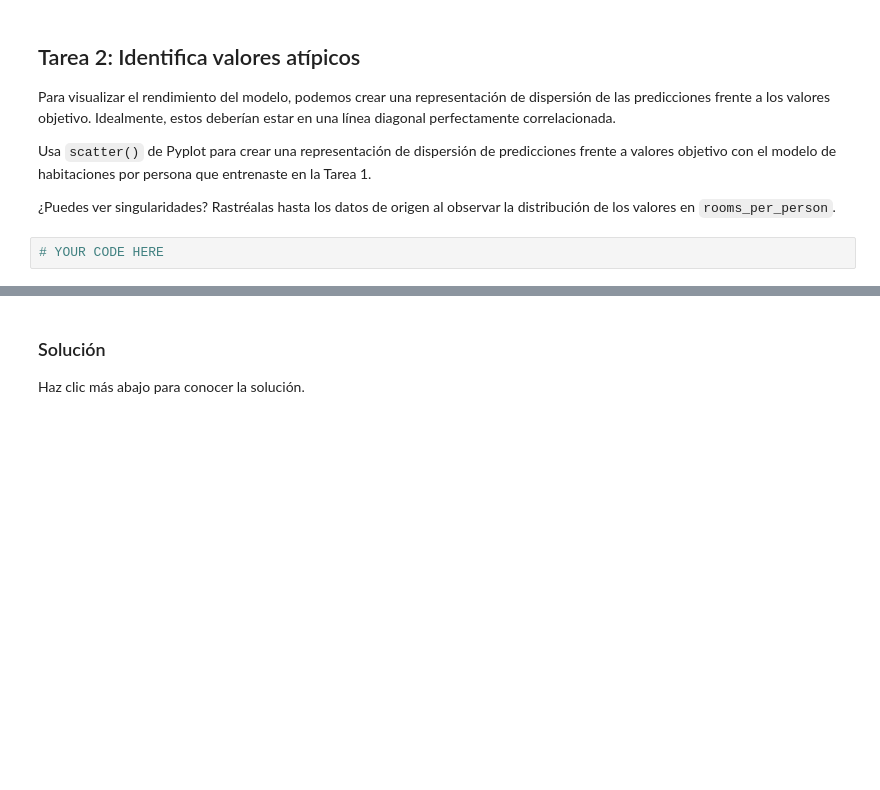
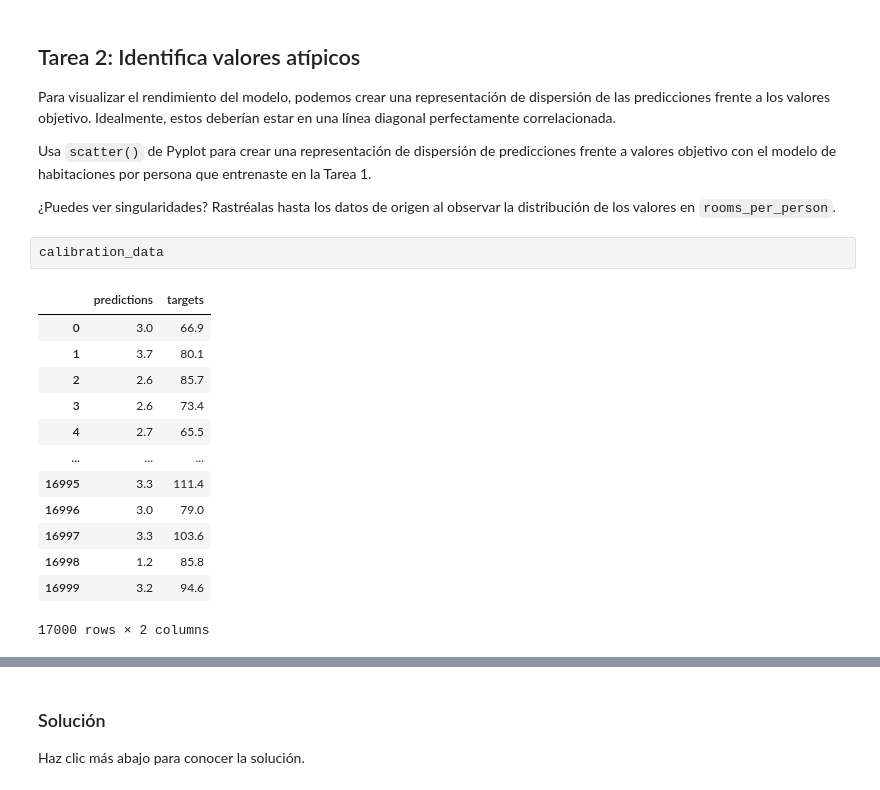
Before and after one commit to smusolino/tensorflow-course, a Jupyter notebook: synthetic_features_and_outliers.ipynb, the cells around one changed output, grey strips where cells are left out. Drawn from its saved outputs; the diff is of its cells as text; blank space fills up the shorter version.

```diff
--- a/synthetic_features_and_outliers.ipynb
+++ b/synthetic_features_and_outliers.ipynb
@@ -232,5 +290,19 @@ Para visualizar el rendimiento del modelo, podemos crear una representación de
 Usa `scatter()` de Pyplot para crear una representación de dispersión de predicciones frente a valores objetivo con el modelo de habitaciones por persona que entrenaste en la Tarea 1.
 
 ¿Puedes ver singularidades? Rastréalas hasta los datos de origen al observar la distribución de los valores en `rooms_per_person`.
-# %%
-# YOUR CODE HERE
+# %%
+calibration_data
+# %% [output]
+|  | predictions | targets |
+| 0 | 3.0 | 66.9 |
+| 1 | 3.7 | 80.1 |
+| 2 | 2.6 | 85.7 |
+| 3 | 2.6 | 73.4 |
+| 4 | 2.7 | 65.5 |
+| ... | ... | ... |
+| 16995 | 3.3 | 111.4 |
+| 16996 | 3.0 | 79.0 |
+| 16997 | 3.3 | 103.6 |
+| 16998 | 1.2 | 85.8 |
+| 16999 | 3.2 | 94.6 |
+17000 rows × 2 columns
```
Also changed, not shown: parts of 9 cells of this notebook.
